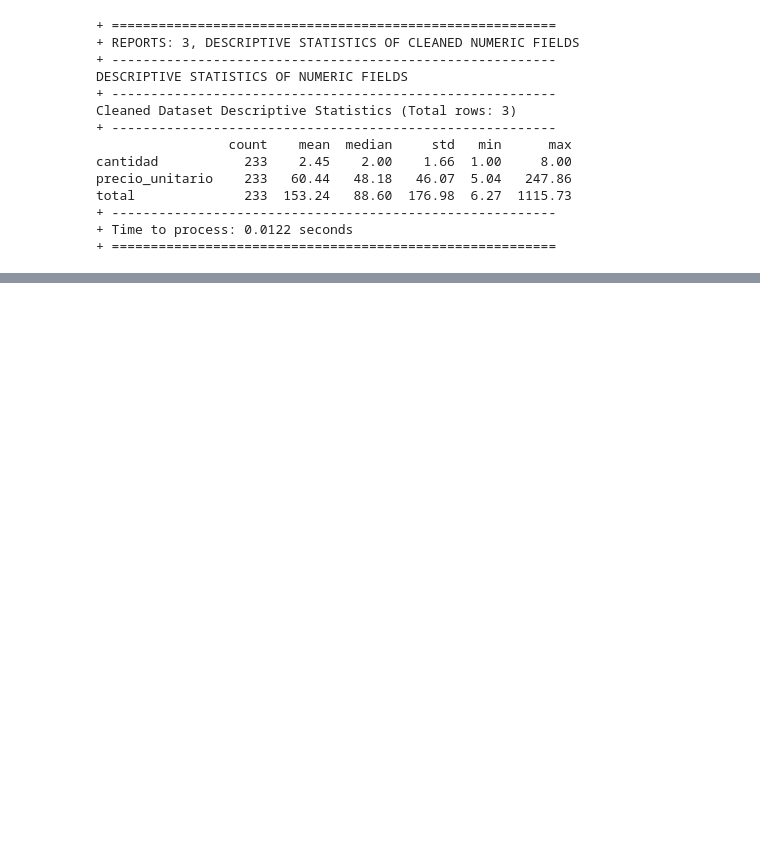
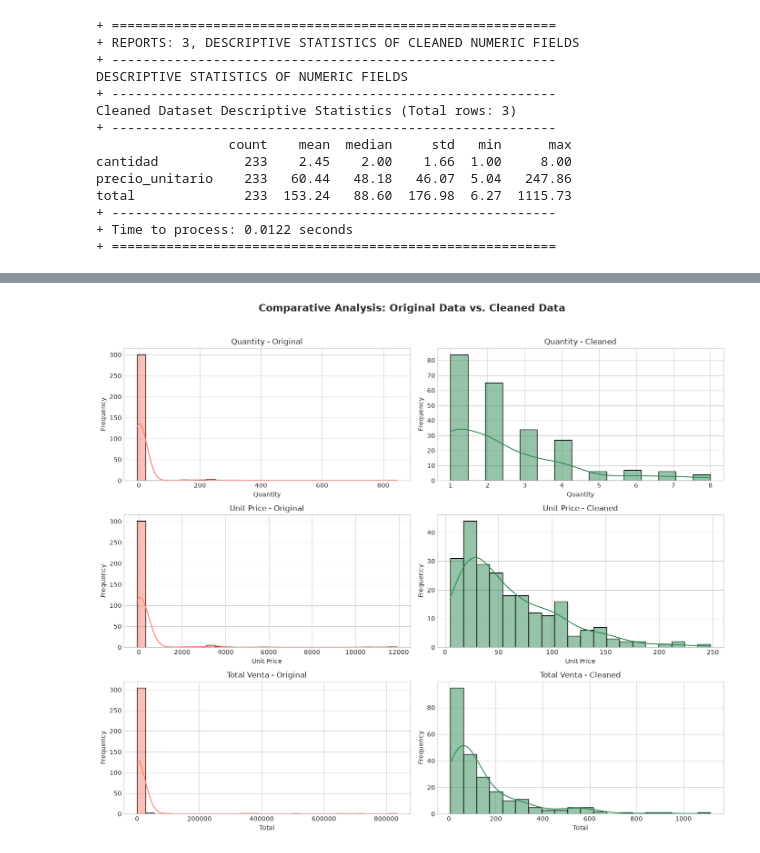
Before and after one commit to dcueli-com/bigdata_sys, a Jupyter notebook: src/activities/RA1/lesson_02/notebooks/2_5_2_cleaning_dataset.ipynb, the cells around one changed output, grey strips where cells are left out. Saved outputs shown, nothing was run; the diff lists cells and outputs as text; code cells hidden in the pictures; blank space fills up the shorter version.

```diff
--- a/src/activities/RA1/lesson_02/notebooks/2_5_2_cleaning_dataset.ipynb
+++ b/src/activities/RA1/lesson_02/notebooks/2_5_2_cleaning_dataset.ipynb
@@ -90,6 +90,9 @@ res: Dict[str, any]
 
 # Factor for outliers cleaning
 iqrFactor: float = 3.0
+
+# Images charts for reports
+figPath: Path = DATA_DIR.parent / 'reports' / 'figures'
 # %%
 # HELPFUL FUNCTIONS DEFINITIONS
 # =============================
@@ -1030,12 +1033,12 @@ total              233  153.24   88.60  176.98  6.27  1115.73
 + Time to process: 0.0122 seconds
 + =========================================================
 # %%
-# DATA CLEANING, 8. EXECUTIVE SUMMARY REPORT
-# ==========================================
+# DATA CLEANING, 8 SUMMARY REPORTS ABOVE 1,2 & 3
+# ==============================================
 tInit: float = time.time()
 
 try:
-  csl.SectionBegin("DATA CLEANING, EXECUTIVE SUMMARY REPORT", 0)
+  csl.SectionBegin("DATA CLEANING, 8 SUMMARY REPORTS ABOVE 1,2 & 3", 0)
   csl.SectionBreak(0, 0)
 
   # 1. Original rows vs. clean rows balance
@@ -1116 +1119,69 @@ total              233  153.24   88.60  176.98  6.27  1115.73
 + =========================================================
+# %%
+# DATA CLEANING, 9. COMPARATIVE VISUALIZATIONS (BEFORE VS. AFTER)
+# ===============================================================
+tInit: float = time.time()
+
+try:
+  csl.SectionBegin("DATA CLEANING, COMPARATIVE VISUALIZATIONS", 0)
+  csl.SectionBreak(0, 0)
+
+  # Configure visual style
+  plt.style.use('seaborn-v0_8-whitegrid' if 'seaborn-v0_8-whitegrid' in plt.style.available else 'default')
+  fig, axes = plt.subplots(3, 2, figsize=(14, 12))
+  fig.suptitle('Comparative Analysis: Original Data vs. Cleaned Data', fontsize=16, fontweight='bold', y=0.98)
+
+  # 1. Quantity
+  sns.histplot(dfSrc['cantidad'].dropna(), ax=axes[0, 0], color='salmon', bins=30, kde=True)
+  axes[0, 0].set_title('Quantity - Original')
+  axes[0, 0].set_xlabel('Quantity')
+  axes[0, 0].set_ylabel('Frequency')
+
+  sns.histplot(dfCln['cantidad'], ax=axes[0, 1], color='seagreen', bins=15, kde=True)
+  axes[0, 1].set_title('Quantity - Cleaned')
+  axes[0, 1].set_xlabel('Quantity')
+  axes[0, 1].set_ylabel('Frequency')
+
+  # 2. Unit Price
+  sns.histplot(dfSrc['precio_unitario'].dropna(), ax=axes[1, 0], color='salmon', bins=30, kde=True)
+  axes[1, 0].set_title('Unit Price - Original')
+  axes[1, 0].set_xlabel('Unit Price')
+  axes[1, 0].set_ylabel('Frequency')
+
+  sns.histplot(dfCln['precio_unitario'], ax=axes[1, 1], color='seagreen', bins=20, kde=True)
+  axes[1, 1].set_title('Unit Price - Cleaned')
+  axes[1, 1].set_xlabel('Unit Price')
+  axes[1, 1].set_ylabel('Frequency')
+
+  # 3. Importe Total
+  sns.histplot(dfSrc['total'].dropna(), ax=axes[2, 0], color='salmon', bins=30, kde=True)
+  axes[2, 0].set_title('Total Venta - Original')
+  axes[2, 0].set_xlabel('Total')
+  axes[2, 0].set_ylabel('Frequency')
+
+  sns.histplot(dfCln['total'], ax=axes[2, 1], color='seagreen', bins=20, kde=True)
+  axes[2, 1].set_title('Total Venta - Cleaned')
+  axes[2, 1].set_xlabel('Total')
+  axes[2, 1].set_ylabel('Frequency')
+
+  plt.tight_layout(rect=[0, 0, 1, 0.96])
+
+  # Optional: save figure to disk if a figures directory exists
+  figPath = figPath / 'comparativa_limpieza.png'
+  figPath.parent.mkdir(parents=True, exist_ok=True)
+  plt.savefig(figPath, dpi=300, bbox_inches='tight')
+  print(f"Visualizations generated and saved successfully to:\n{figPath}")
+
+  plt.show()
+
+except Exception as e:
+  csl.SectionErrEndAndExit({
+    'bOk': False,
+    'err': { 'code': 500, 'whre': sys._getframe(0).f_code.co_name, 'mssg': e.args[0] }
+  }, tInit)
+
+csl.SectionBreak(0, 0)
+tEnd: float = time.time()
+print(f"+ Time to process: {tEnd - tInit:.4f} seconds")
+csl.SectionEnd(0)
+# %% [output]
@@ -1116,0 +1193 @@ total              233  153.24   88.60  176.98  6.27  1115.73
+[figure, added]
```
Also changed, not shown: parts of 3 cells of this notebook, 4 other files.
